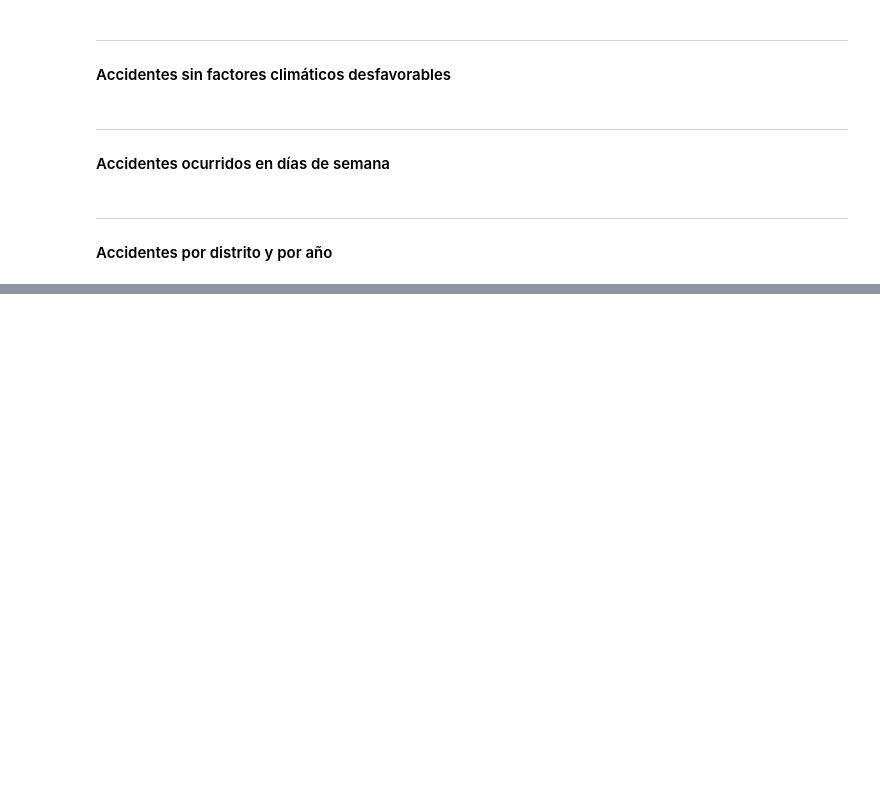
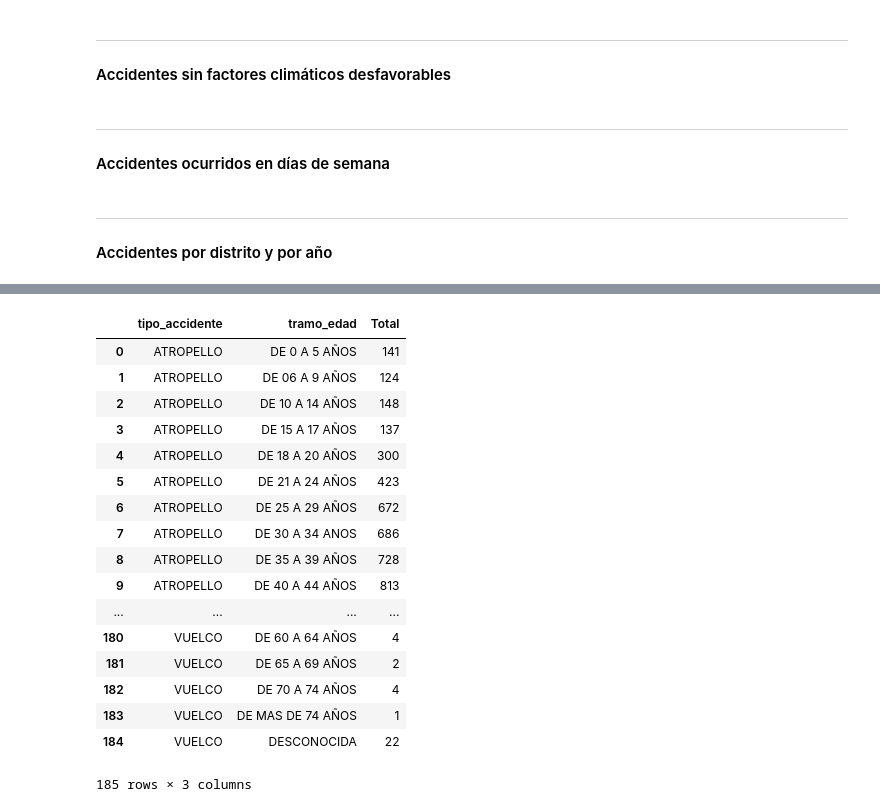
Before and after one commit to nelsonsaturno/practica_analitica, a Jupyter notebook: accidentes_madrid.ipynb, the cells around one changed output, grey strips where cells are left out. Saved outputs shown, nothing was run; the diff lists cells and outputs as text; code cells hidden in the pictures; blank space fills up the shorter version.

```diff
--- a/accidentes_madrid.ipynb
+++ b/accidentes_madrid.ipynb
@@ -132,0 +203,23 @@ if not df_accidents_2018['num_victimas'].sum() == df_injuries_by_year[2018].sum(
+# %%
+df_edad_victim_tipo=df_all_accidents.groupby(['tipo_accidente','tramo_edad'])['fecha'].count().reset_index().rename(columns={'fecha': 'Total'})
+# %%
+df_edad_victim_tipo
+# %% [output]
+|  | tipo_accidente | tramo_edad | Total |
+| 0 | ATROPELLO | DE 0 A 5 AÑOS | 141 |
+| 1 | ATROPELLO | DE 06 A 9 AÑOS | 124 |
+| 2 | ATROPELLO | DE 10 A 14 AÑOS | 148 |
+| 3 | ATROPELLO | DE 15 A 17 AÑOS | 137 |
+| 4 | ATROPELLO | DE 18 A 20 AÑOS | 300 |
+| 5 | ATROPELLO | DE 21 A 24 AÑOS | 423 |
+| 6 | ATROPELLO | DE 25 A 29 AÑOS | 672 |
+| 7 | ATROPELLO | DE 30 A 34 ANOS | 686 |
+| 8 | ATROPELLO | DE 35 A 39 AÑOS | 728 |
+| 9 | ATROPELLO | DE 40 A 44 AÑOS | 813 |
+| ... | ... | ... | ... |
+| 180 | VUELCO | DE 60 A 64 AÑOS | 4 |
+| 181 | VUELCO | DE 65 A 69 AÑOS | 2 |
+| 182 | VUELCO | DE 70 A 74 AÑOS | 4 |
+| 183 | VUELCO | DE MAS DE 74 AÑOS | 1 |
+| 184 | VUELCO | DESCONOCIDA | 22 |
+185 rows × 3 columns
```
Also changed, not shown: parts of 18 cells of this notebook.
